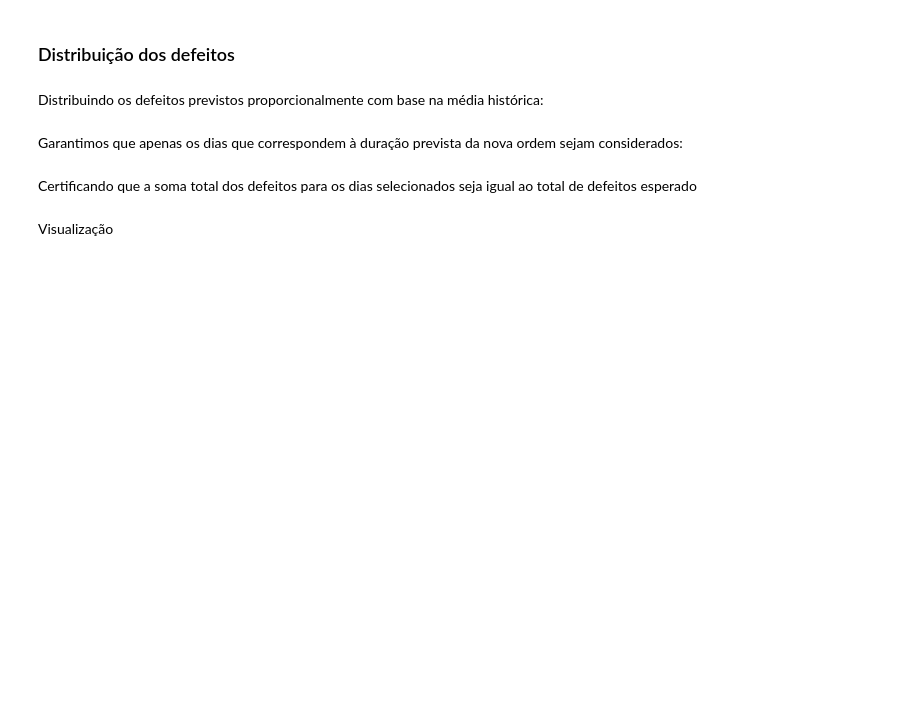
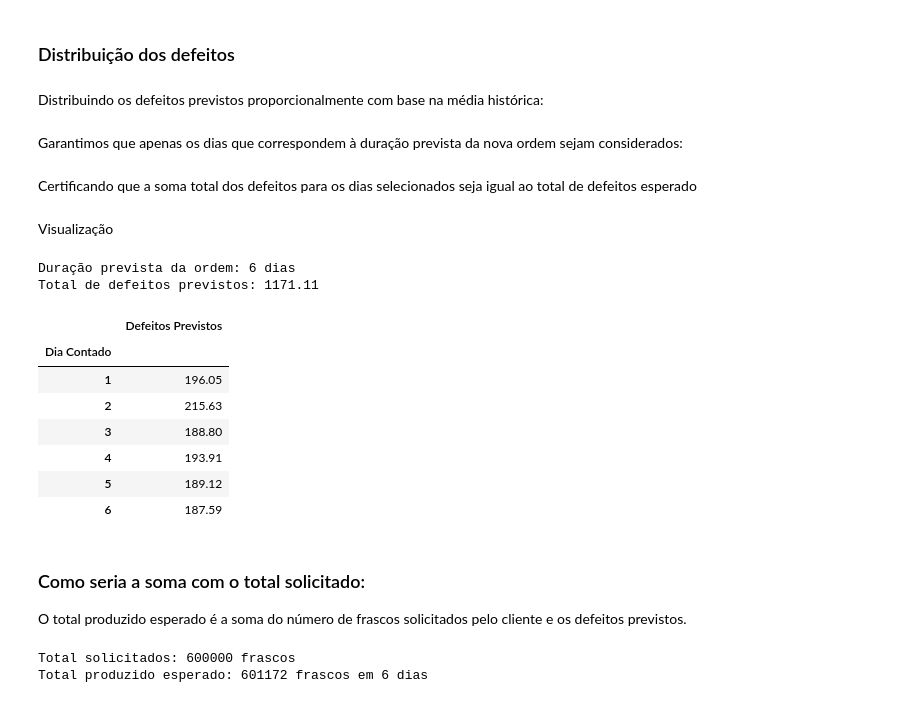
Before and after one commit to lucasz-g/Analise-Gotas, a Jupyter notebook: analises/modelo_02.ipynb, the cells around one changed output. Drawn from its saved outputs; the diff is of its cells as text; code cells hidden in the pictures; blank space fills up the shorter version.

```diff
--- a/analises/modelo_02.ipynb
+++ b/analises/modelo_02.ipynb
@@ -241,3 +228,51 @@ ajuste_fator = novo_total_defeitos_previsto / soma_defeitos_dia
 df_dias_duracao.loc[:, 'Defeitos Previstos'] *= ajuste_fator
 # %% [markdown]
 Visualização
+# %%
+# Gráfico de previsão de defeitos
+fig = go.Figure()
+
+fig.add_trace(go.Scatter(
+    x=df_dias_duracao['Dia Contado'],
+    y=df_dias_duracao['Defeitos Previstos'],
+    mode='lines+markers',
+    marker=dict(size=10),
+    line=dict(color='blue'),
+    name='Defeitos Previstos'
+))
+
+fig.update_layout(
+    title=f'Previsão de Defeitos ao Longo dos {nova_duracao_prevista} Dias da Nova Ordem',
+    title_font_size=16,
+    xaxis=dict(
+        title='Dia de Produção',
+        title_font_size=14,
+        dtick=1  # Alterar para 2, 5, etc., conforme necessário
+    ),
+    yaxis=dict(
+        title='Defeitos Previstos',
+        title_font_size=14
+    )
+)
+
+print(f"Duração prevista da ordem: {nova_duracao_prevista} dias")
+print(f"Total de defeitos previstos: {novo_total_defeitos_previsto:.2f}")
+
+fig.show()
+
+df_dias_duracao[['Dia Contado', 'Defeitos Previstos']].set_index('Dia Contado').round(2)
+# %% [output]
+Duração prevista da ordem: 6 dias
+Total de defeitos previstos: 1171.11
+|  | Defeitos Previstos |
+| Dia Contado |  |
+| 1 | 196.05 |
+| 2 | 215.63 |
+| 3 | 188.80 |
+| 4 | 193.91 |
+| 5 | 189.12 |
+| 6 | 187.59 |
+# %% [markdown]
+### Como seria a soma com o total solicitado:
+
+O total produzido esperado é a soma do número de frascos solicitados pelo cliente e os defeitos previstos.
@@ -244,3 +283,9 @@ Visualização
+# %%
+print(f"Total solicitados: {total_frascos_solicitados} frascos")
+print(f"Total produzido esperado: {total_produzido_esperado} frascos em {nova_duracao_prevista} dias")
+# %% [output]
+Total solicitados: 600000 frascos
+Total produzido esperado: 601172 frascos em 6 dias
 # %%
 # Gráfico de previsão de defeitos
 fig = go.Figure()
```
Also changed, not shown: parts of 7 cells of this notebook.
